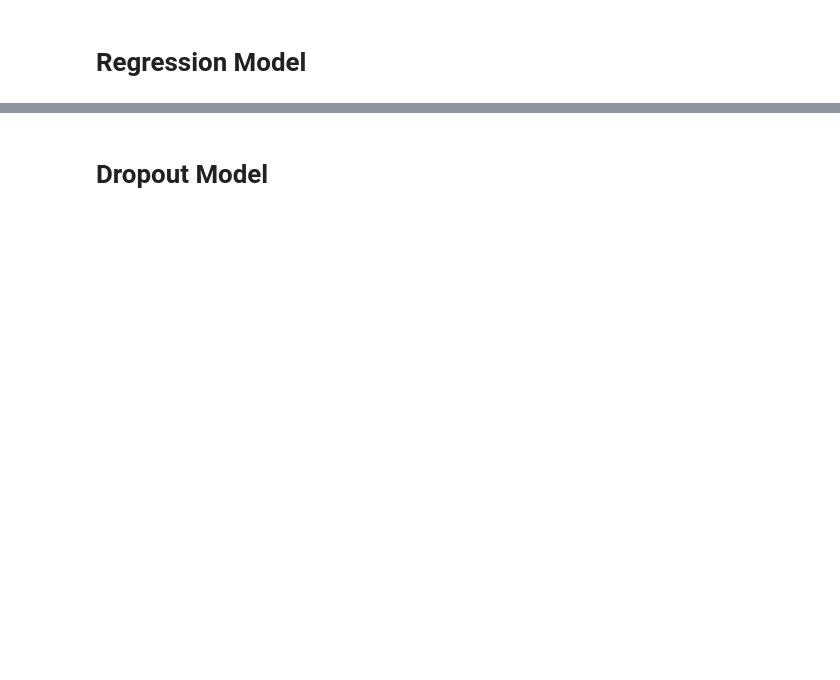
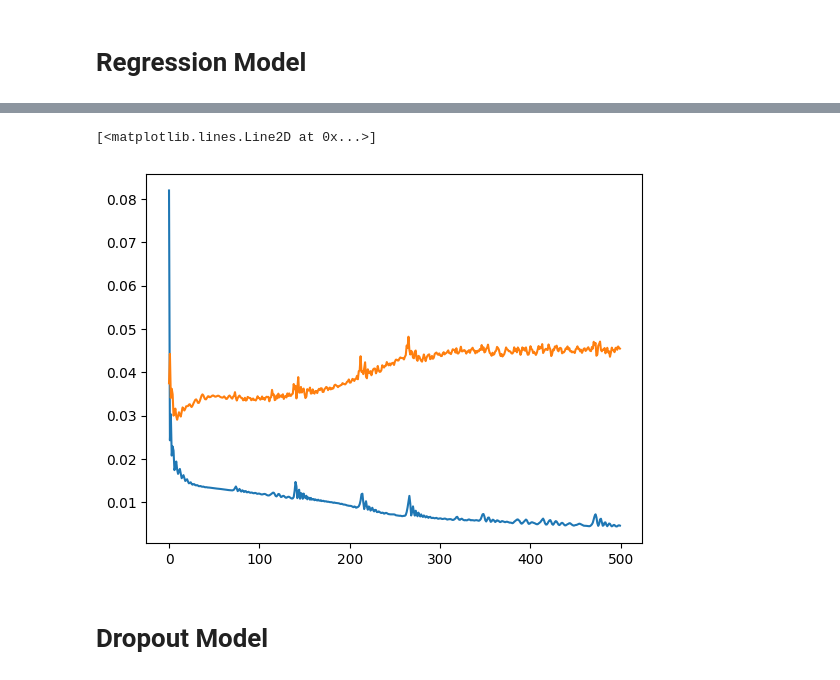
Before and after one commit to Sahil-Rajpal/Deep-Learning, a Jupyter notebook: dropout_notebook.ipynb, the cells around one changed output, grey strips where cells are left out. Drawn from its saved outputs; the diff is of its cells as text; code cells hidden in the pictures; blank space fills up the shorter version.

```diff
--- a/dropout_notebook.ipynb
+++ b/dropout_notebook.ipynb
@@ -67,3 +69,9 @@ plt.show()
+# %%
+plt.plot(history.history['loss'])
+plt.plot(history.history['val_loss'])
+# %% [output]
+[<matplotlib.lines.Line2D at 0x...>]
+[figure, added]
 # %% [markdown]
 # Dropout Model
 # %%
```
Also changed, not shown: parts of 9 cells of this notebook.
